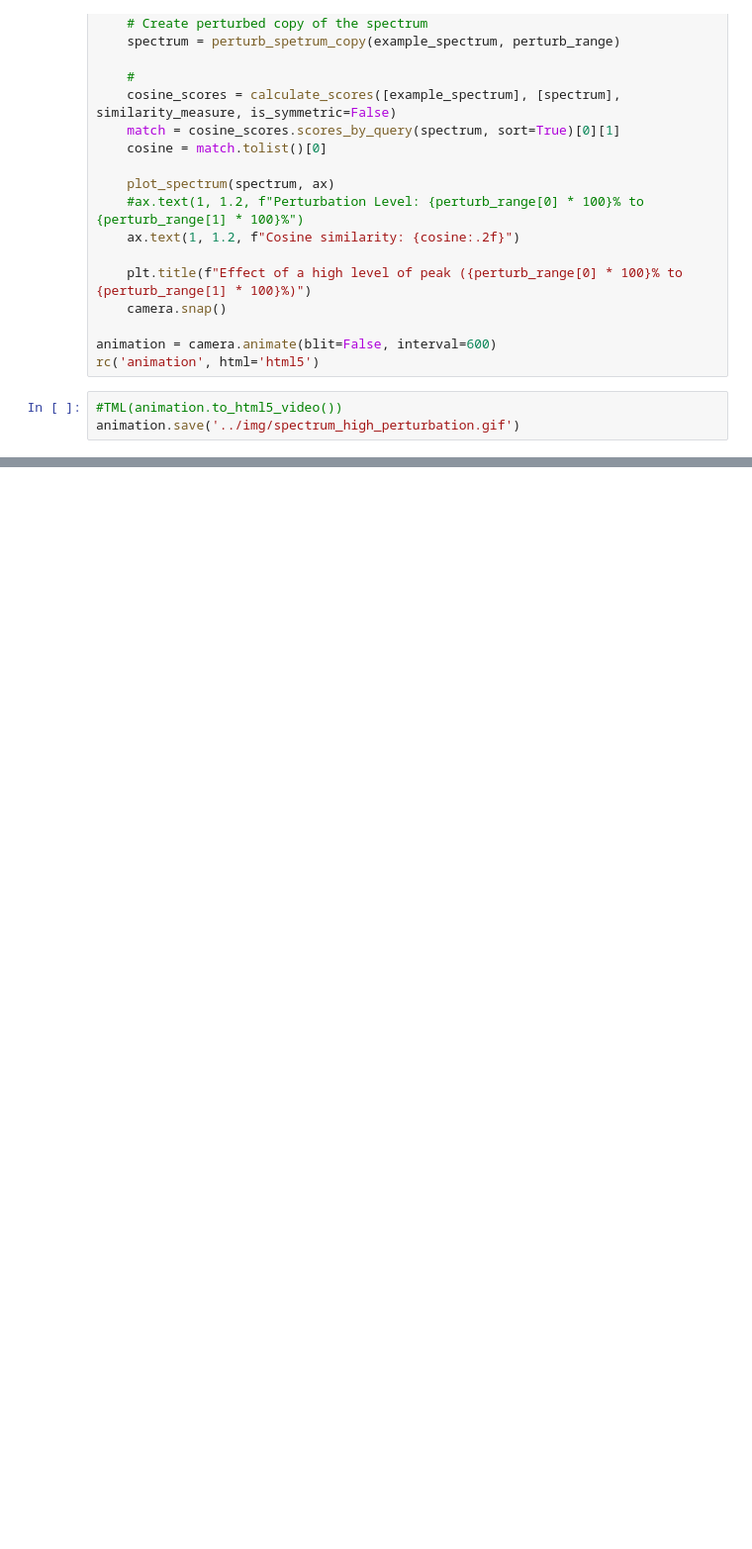
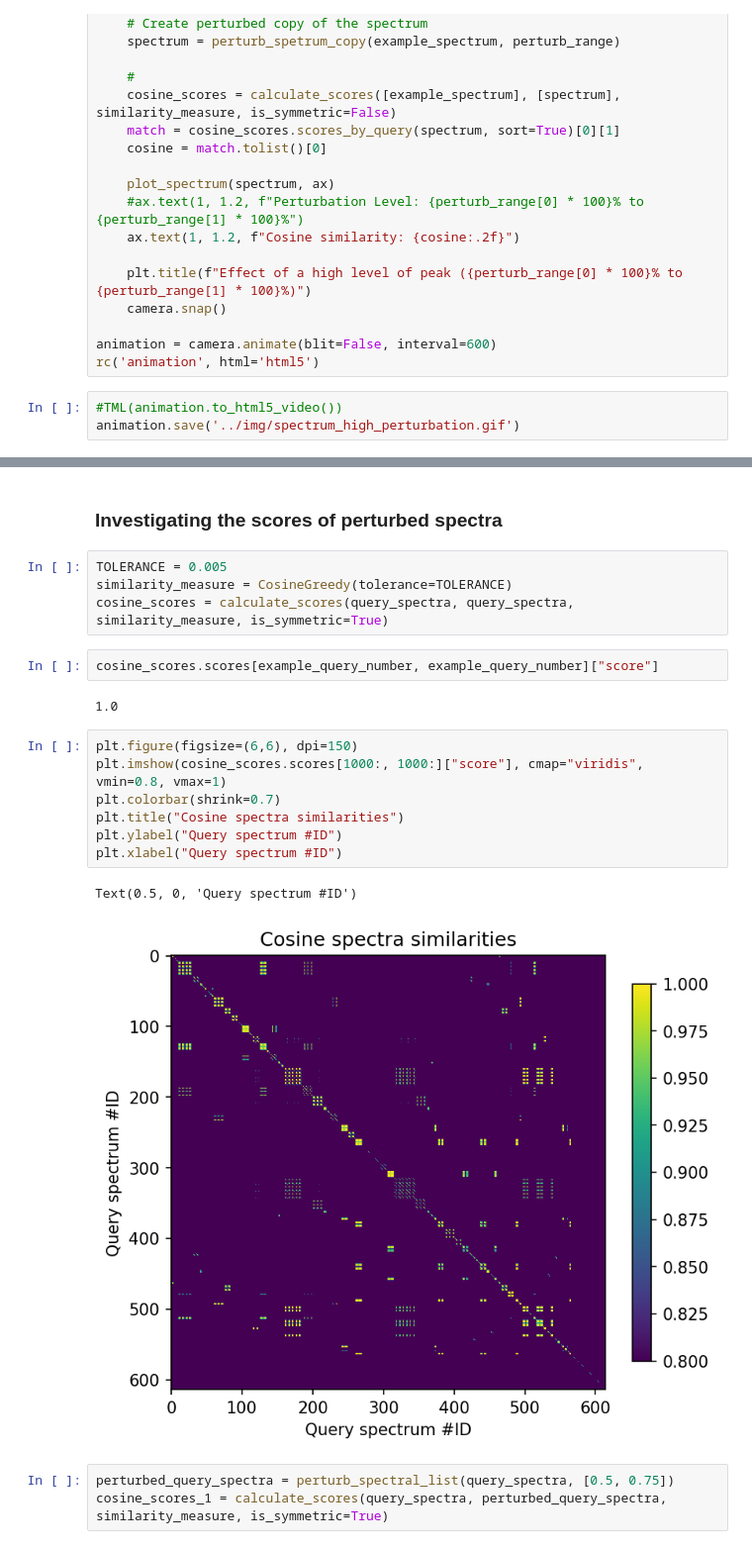
Before and after one commit to mmattano/SimilarityHackathon, a Jupyter notebook: notebooks/PerturbationTest.ipynb, the cells around one changed output, grey strips where cells are left out. Shown: that part at 99% size. Saved outputs shown, nothing was run; the diff lists cells and outputs as text; blank space fills up the shorter version.

Commit message:
Add perturbations statistics for cosine similartiy

```diff
--- a/notebooks/PerturbationTest.ipynb
+++ b/notebooks/PerturbationTest.ipynb
@@ -156,3 +159,26 @@ rc('animation', html='html5')
 animation.save('../img/spectrum_high_perturbation.gif')
 # %% [markdown]
 ![GIF](../img/spectrum_high_perturbation.gif "segment")
+# %% [markdown]
+### Investigating the scores of perturbed spectra
+# %%
+TOLERANCE = 0.005
+similarity_measure = CosineGreedy(tolerance=TOLERANCE)
+cosine_scores = calculate_scores(query_spectra, query_spectra, similarity_measure, is_symmetric=True)
+# %%
+cosine_scores.scores[example_query_number, example_query_number]["score"]
+# %% [output]
+1.0
+# %%
+plt.figure(figsize=(6,6), dpi=150)
+plt.imshow(cosine_scores.scores[1000:, 1000:]["score"], cmap="viridis", vmin=0.8, vmax=1)
+plt.colorbar(shrink=0.7)
+plt.title("Cosine spectra similarities")
+plt.ylabel("Query spectrum #ID")
+plt.xlabel("Query spectrum #ID")
+# %% [output]
+Text(0.5, 0, 'Query spectrum #ID')
+[figure, added]
+# %%
+perturbed_query_spectra = perturb_spectral_list(query_spectra, [0.5, 0.75])
+cosine_scores_1 = calculate_scores(query_spectra, perturbed_query_spectra, similarity_measure, is_symmetric=True)
```
Also changed, not shown: parts of 14 cells of this notebook, 1 other file.
